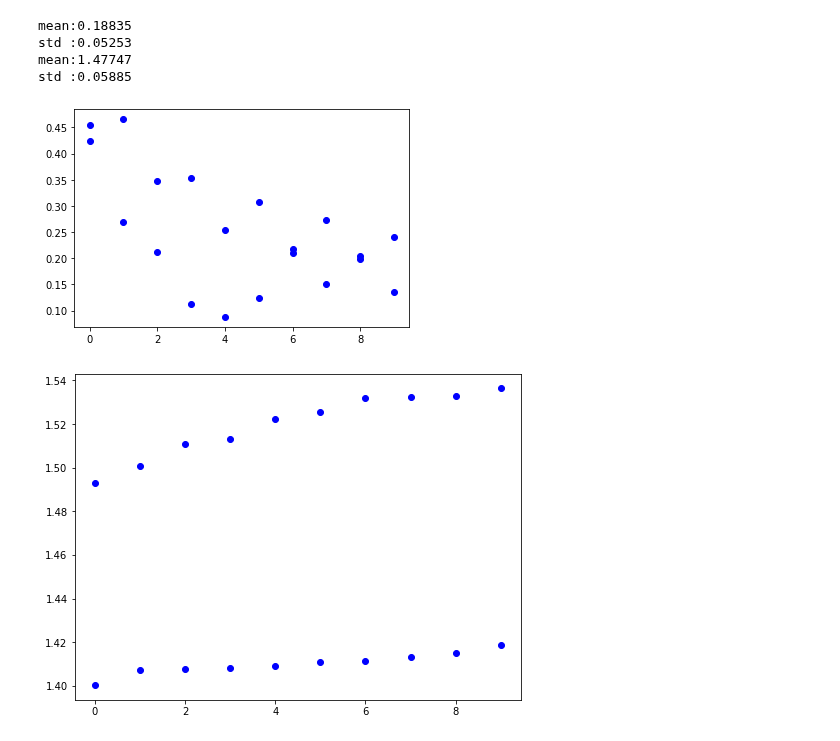
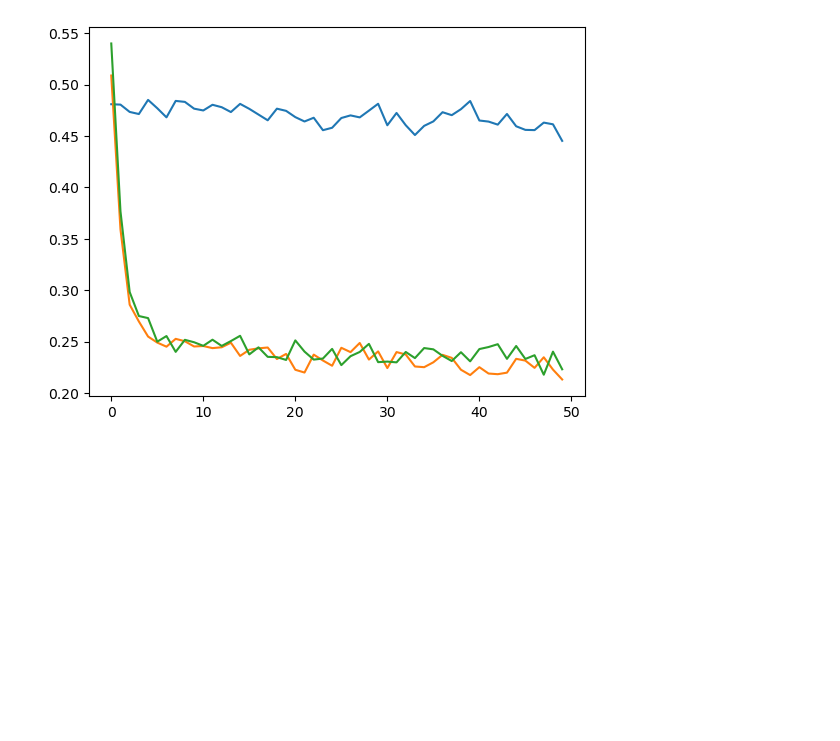
Before and after one commit to monarsan/robust-GAN, a Jupyter notebook: work/multivar_nonfixed_covariance/multivar_nonfixed_cov.ipynb, the cells around one changed output. Drawn from its saved outputs; the diff is of its cells as text; code cells hidden in the pictures; blank space fills up the shorter version.

```diff
--- a/work/multivar_nonfixed_covariance/multivar_nonfixed_cov.ipynb
+++ b/work/multivar_nonfixed_covariance/multivar_nonfixed_cov.ipynb
@@ -51,11 +51,11 @@ par_mu = np.full(data_dim, mu)
 out_mu = np.full(data_dim, mu_out)
 
 par_reg1=0.005
-exper_iter = 10
-optim_iter = 400
-L = 1
-learn_par = 0.0005
-dicay_par = 0.5
+exper_iter = 3
+optim_iter = 50
+L = 5
+learn_par = 0.005
+dicay_par = 0.3
 
 def sigmoid(x):
     return 1/(np.exp(-x) + 1)
@@ -184,30 +141,0 @@ op norm
-# %%
-#-gm p = 10
-sum = []
-for i in range(exper_iter):
-    mu = np.array(res_mu[i])
-    for j in range(optim_iter):
-        l2_norm = np.linalg.norm(mu[j], ord=2)
-        plt.scatter(j, l2_norm, color = "blue")
-    sum.append(l2_norm)
-
-print("mean:%.5f"%(np.mean(sum)))
-print("std :%.5f"%(np.std(sum)))
-sum = []
-plt.figure(figsize=(8, 6))
-for i in range(exper_iter):
-    cov = np.array(res_cov[i])
-    colorlist = ["r", "g", "b", "c", "m", "y", "k", "#984ea3",'#e41a1c', '#377eb8']
-    for j in range(optim_iter):
-        op_norm = np.abs(calc_op_norm(cov[j] -par_cov))
-        plt.scatter(j, op_norm, color = "blue")
-    sum.append(op_norm)
-print("mean:%.5f"%(np.mean(sum)))
-print("std :%.5f"%(np.std(sum)))
-# %% [output]
-mean:0.18835
-std :0.05253
-mean:1.47747
-std :0.05885
-[figure, removed]
-[figure, removed]
@@ -213,0 +186,4 @@ std :0.05885
+# %%
+plot_sig()
+# %% [output]
+[figure, added]
```
Also changed, not shown: parts of 5 cells of this notebook.
